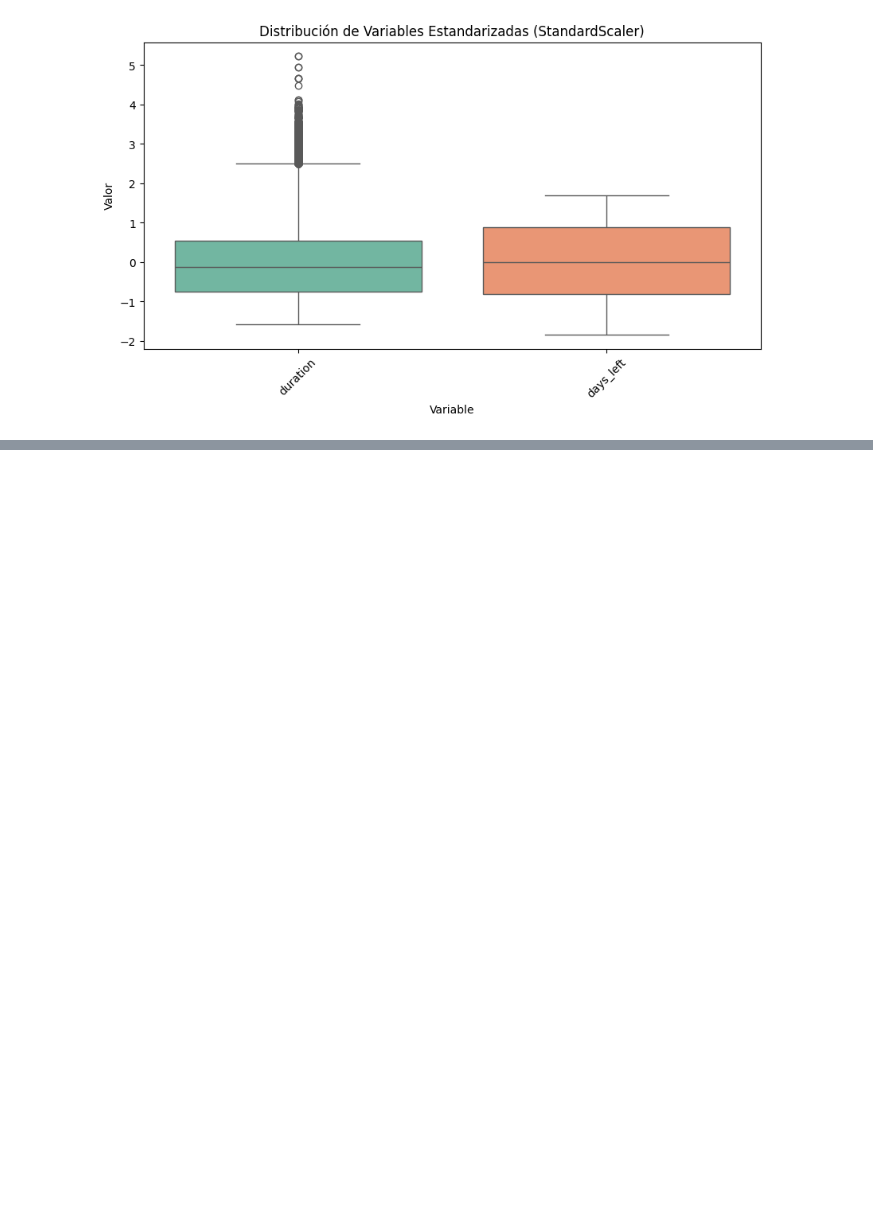
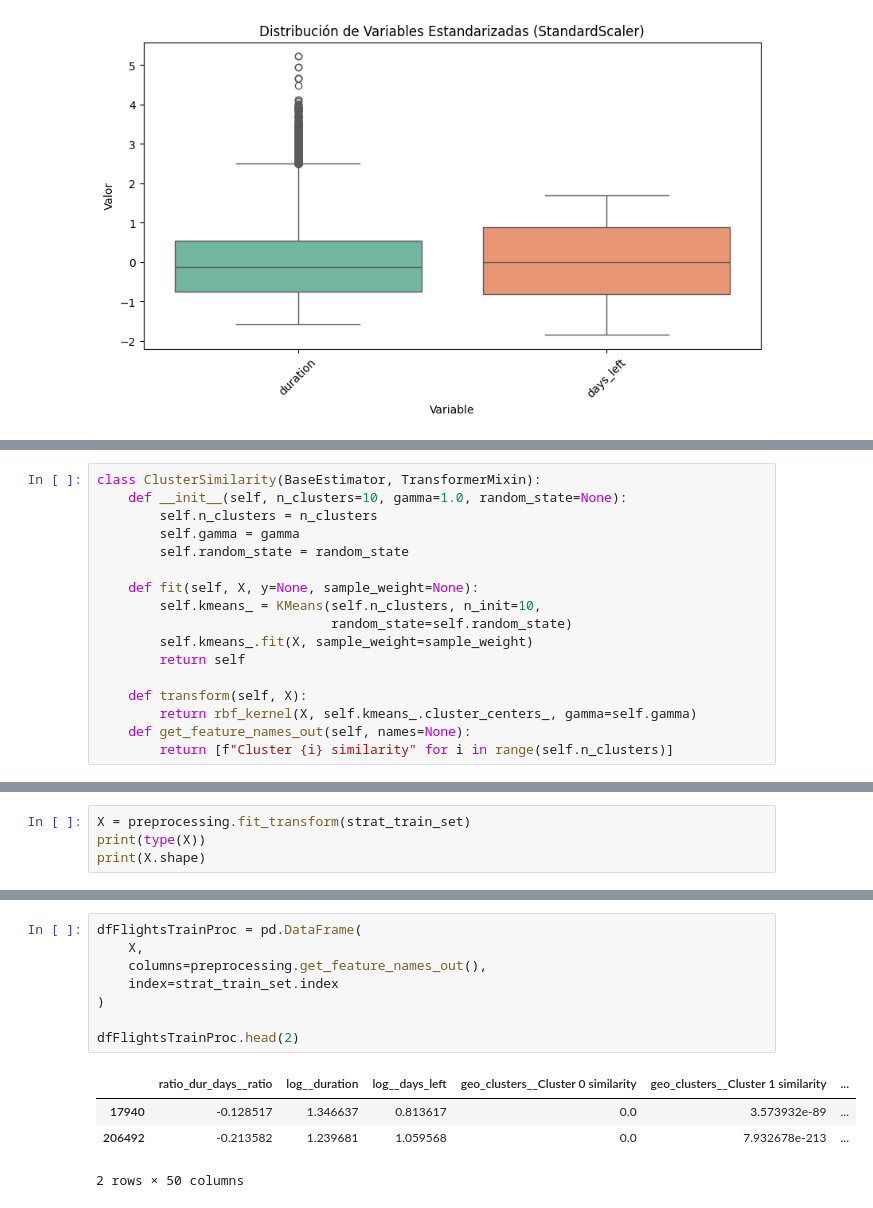
Before and after one commit to valsolano/bigdata, a Jupyter notebook: NotebookProyecto/Proyecto_de_Big_Data_Grupo_1.ipynb, the cells around one changed output, grey strips where cells are left out. Drawn from its saved outputs; the diff is of its cells as text; blank space fills up the shorter version.

```diff
--- a/NotebookProyecto/Proyecto_de_Big_Data_Grupo_1.ipynb
+++ b/NotebookProyecto/Proyecto_de_Big_Data_Grupo_1.ipynb
@@ -1017,0 +1025,17 @@ plt.show()
+# %%
+class ClusterSimilarity(BaseEstimator, TransformerMixin):
+    def __init__(self, n_clusters=10, gamma=1.0, random_state=None):
+        self.n_clusters = n_clusters
+        self.gamma = gamma
+        self.random_state = random_state
+
+    def fit(self, X, y=None, sample_weight=None):
+        self.kmeans_ = KMeans(self.n_clusters, n_init=10,
+                              random_state=self.random_state)
+        self.kmeans_.fit(X, sample_weight=sample_weight)
+        return self
+
+    def transform(self, X):
+        return rbf_kernel(X, self.kmeans_.cluster_centers_, gamma=self.gamma)
+    def get_feature_names_out(self, names=None):
+        return [f"Cluster {i} similarity" for i in range(self.n_clusters)]
@@ -1017,0 +1206,4 @@ plt.show()
+# %%
+X = preprocessing.fit_transform(strat_train_set)
+print(type(X))
+print(X.shape)
@@ -1017,0 +1233,13 @@ plt.show()
+# %%
+dfFlightsTrainProc = pd.DataFrame(
+    X,
+    columns=preprocessing.get_feature_names_out(),
+    index=strat_train_set.index
+)
+
+dfFlightsTrainProc.head(2)
+# %% [output]
+|  | ratio_dur_days__ratio | log__duration | log__days_left | geo_clusters__Cluster 0 similarity | geo_clusters__Cluster 1 similarity | ... |
+| 17940 | -0.128517 | 1.346637 | 0.813617 | 0.0 | 3.573932e-89 | ... |
+| 206492 | -0.213582 | 1.239681 | 1.059568 | 0.0 | 7.932678e-213 | ... |
+2 rows × 50 columns
```
Also changed, not shown: parts of 44 cells of this notebook.
